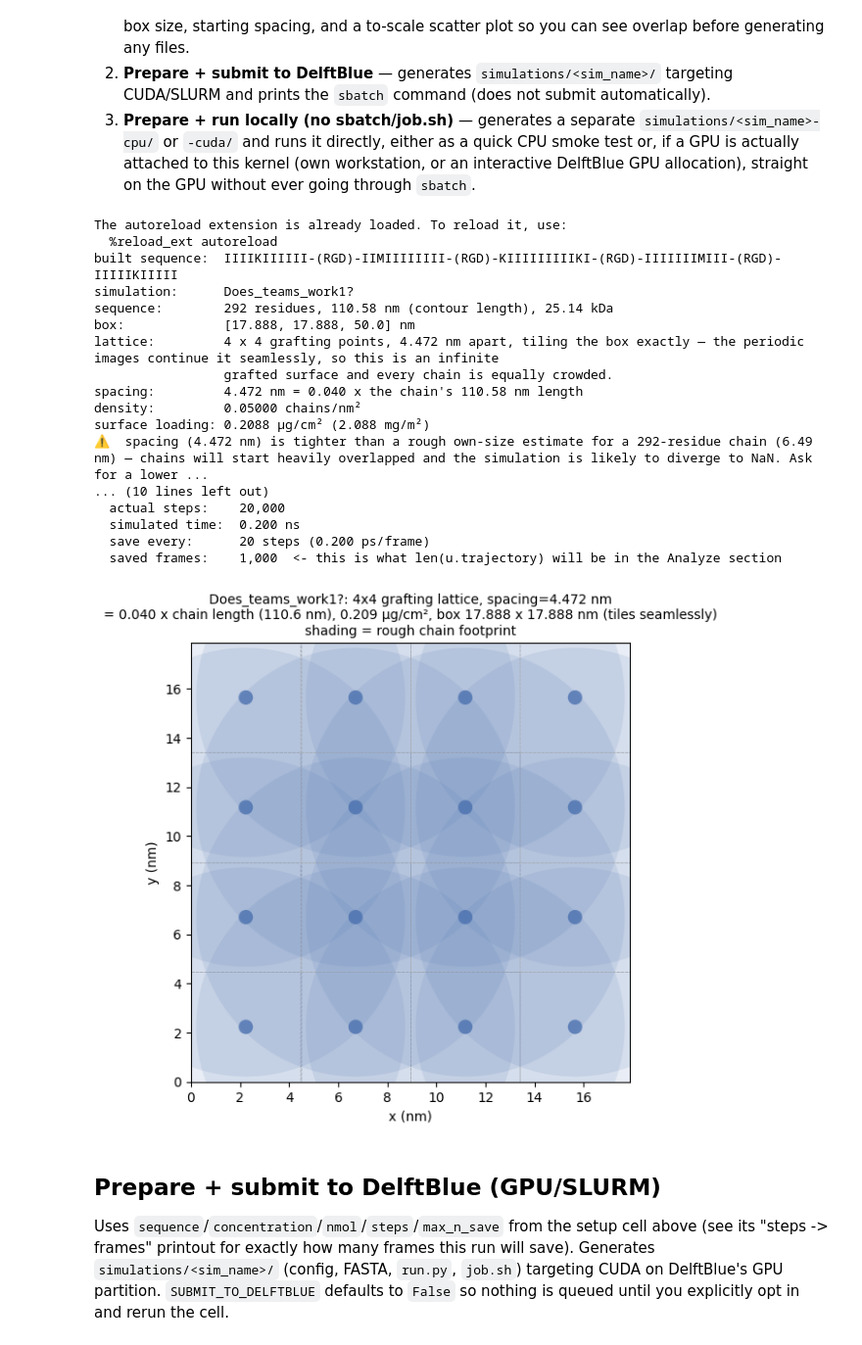
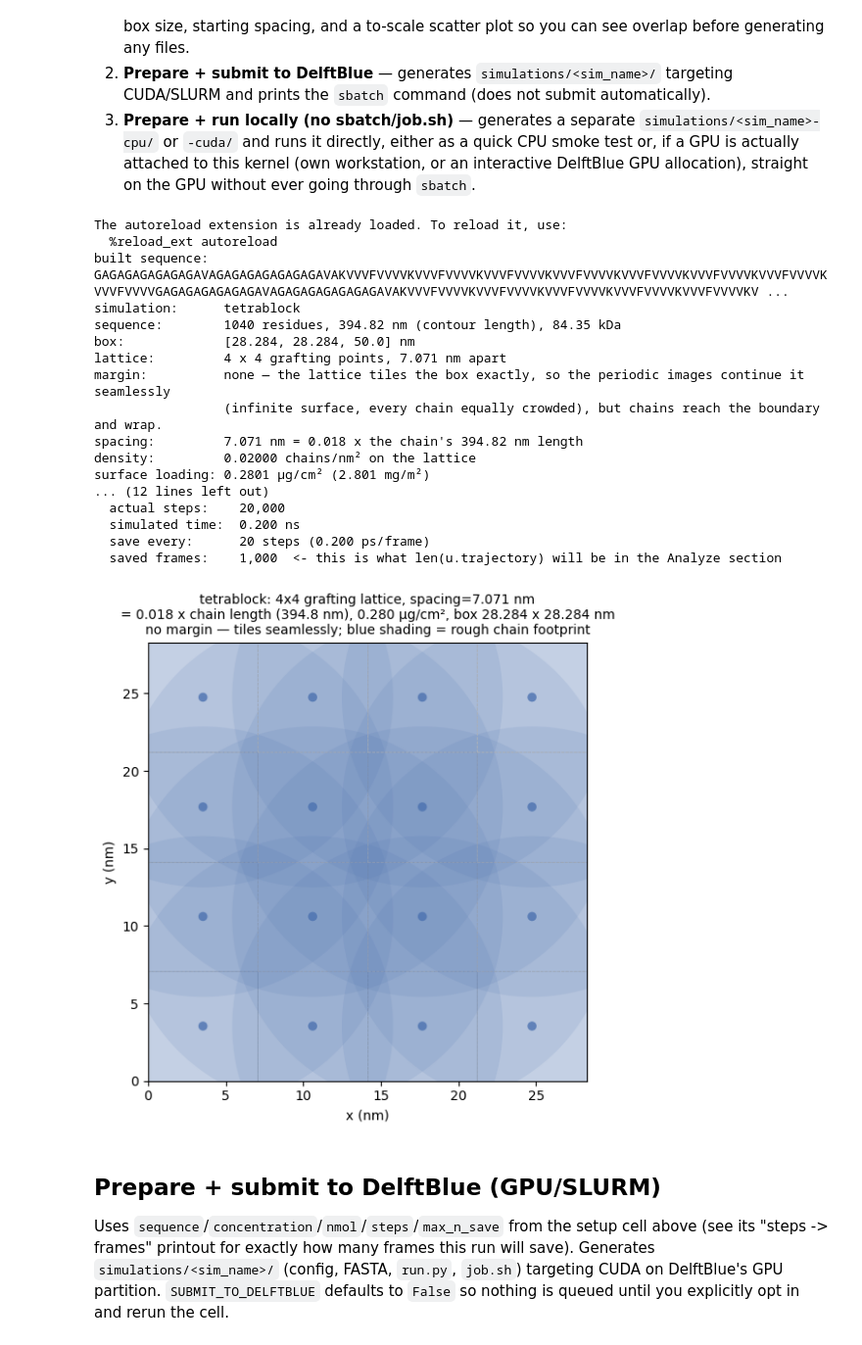
Before and after one commit to Delft-iGEM/ELP-Simulations, a Jupyter notebook: analyze.ipynb, the cells around one changed output. Shown at 98% size. Saved outputs shown, nothing was run; the diff lists cells and outputs as text; code cells hidden in the pictures.

```diff
--- a/analyze.ipynb
+++ b/analyze.ipynb
@@ -43,7 +43,7 @@ from tools.new_simulation import (
 )
 
 # ---- Inputs --------------------------------------------------------------
-sim_name = "Does_teams_work1?"                        # simulations/<sim_name>/ — reused by every cell below
+sim_name = "tetrablock"                        # simulations/<sim_name>/ — reused by every cell below
 
 USE_ELP_BUILDER = 1  # True: build `sequence` from `components` below via tools.elibpy; False: use the raw string
 
@@ -54,15 +54,28 @@ sequence = "VPGVGVPGVGVPGVGVPGVGVPGVGVPGVG"     # single-letter AAs
 #   "<letter><count>"  -> that many VPG<letter>G repeats, e.g. "V5" -> VPGVGVPGVGVPGVGVPGVGVPGVG
 #   "(FRAGMENT)"        -> literal sequence fragment, inserted as-is
 components = [
-    ("I4",  "VPGIG"), ("K1", "VPGKG"), ("I6",  "VPGIG"),
-    ("(RGD)", "RGD"),
-    ("I2",  "VPGIG"), ("M1", "VPGMG"), ("I8",  "VPGIG"),
-    ("(RGD)", "RGD"),
-    ("K1",  "VPGKG"), ("I9", "VPGIG"), ("K1",  "VPGKG"), ("I1", "VPGIG"),
-    ("(RGD)", "RGD"),
-    ("I7",  "VPGIG"), ("M1", "VPGMG"), ("I3",  "VPGIG"),
-    ("(RGD)", "RGD"),
-    ("I5",  "VPGIG"), ("K1", "VPGKG"), ("I5",  "VPGIG"),
+    ("G1","B"), ("A1","B"), ("G1","B"), ("A1","B"), ("G1","B"), ("A1","B"),
+    ("G1","B"), ("A1","B"), ("G1","B"), ("A1","B"), ("G1","B"), ("A1","B"),
+    ("G1","B"), ("A1","B"), ("V1","B"), ("A1","B"), ("G1","B"), ("A1","B"),
+    ("G1","B"), ("A1","B"), ("G1","B"), ("A1","B"), ("G1","B"), ("A1","B"),
+    ("G1","B"), ("A1","B"), ("G1","B"), ("A1","B"), ("G1","B"), ("A1","B"),
+    ("V1","B"), ("A1","B"), ("K1","lys"), ("V3","VPGVG"), ("F1","VPGFG"), ("V4","VPGVG"),
+    ("K1","lys"), ("V3","VPGVG"), ("F1","VPGFG"), ("V4","VPGVG"), ("K1","lys"), ("V3","VPGVG"),
+    ("F1","VPGFG"), ("V4","VPGVG"), ("K1","lys"), ("V3","VPGVG"), ("F1","VPGFG"), ("V4","VPGVG"),
+    ("K1","lys"), ("V3","VPGVG"), ("F1","VPGFG"), ("V4","VPGVG"), ("K1","lys"), ("V3","VPGVG"),
+    ("F1","VPGFG"), ("V4","VPGVG"), ("K1","lys"), ("V3","VPGVG"), ("F1","VPGFG"), ("V4","VPGVG"),
+    ("K1","lys"), ("V3","VPGVG"), ("F1","VPGFG"), ("V4","VPGVG"), ("G1","B"), ("A1","B"),
+    ("G1","B"), ("A1","B"), ("G1","B"), ("A1","B"), ("G1","B"), ("A1","B"),
+    ("G1","B"), ("A1","B"), ("G1","B"), ("A1","B"), ("G1","B"), ("A1","B"),
+    ("V1","B"), ("A1","B"), ("G1","B"), ("A1","B"), ("G1","B"), ("A1","B"),
+    ("G1","B"), ("A1","B"), ("G1","B"), ("A1","B"), ("G1","B"), ("A1","B"),
+    ("G1","B"), ("A1","B"), ("G1","B"), ("A1","B"), ("V1","B"), ("A1","B"),
+    ("K1","lys"), ("V3","VPGVG"), ("F1","VPGFG"), ("V4","VPGVG"), ("K1","lys"), ("V3","VPGVG"),
+    ("F1","VPGFG"), ("V4","VPGVG"), ("K1","lys"), ("V3","VPGVG"), ("F1","VPGFG"), ("V4","VPGVG"),
+    ("K1","lys"), ("V3","VPGVG"), ("F1","VPGFG"), ("V4","VPGVG"), ("K1","lys"), ("V3","VPGVG"),
+    ("F1","VPGFG"), ("V4","VPGVG"), ("K1","lys"), ("V3","VPGVG"), ("F1","VPGFG"), ("V4","VPGVG"),
+    ("K1","lys"), ("V3","VPGVG"), ("F1","VPGFG"), ("V4","VPGVG"), ("K1","lys"), ("V3","VPGVG"),
+    ("F1","VPGFG"), ("V4","VPGVG"),
 ]
 
 if USE_ELP_BUILDER:
@@ -83,7 +96,7 @@ if USE_ELP_BUILDER:
 #                       long weighs twice as much, so it is grafted sqrt(2)
 #                       further apart — use this to compare different lengths
 #                       at equal surface loading.
-concentration = 0.05                             # ELP chains / nm^2, or None
+concentration = 0.02                             # ELP chains / nm^2, or None
 spacing_fraction = None                         # fraction of the chain length, or None
 mass_concentration = None                       # ug/cm^2 of grafted polymer, or None
 length_measure = "contour"                      # what spacing_fraction is a fraction of:
@@ -279,45 +292,45 @@ if plan.margin:
                                plan.l_box_x - 2 * plan.margin, plan.l_box_y - 2 * plan.margin,
                                facecolor="white", edgecolor="#dd8452", linestyle=":",
                                linewidth=0.8))
 for x, y in centers:
     ax.add_patch(plt.Rectangle((x - plan.spacing / 2, y - plan.spacing / 2), plan.spacing, plan.spacing,
                                fill=False, edgecolor="#bbbbbb", linestyle="--", linewidth=0.6))
     ax.add_patch(Circle((x, y), radius=plan.min_sane_spacing, facecolor="#4c72b0",
                         edgecolor="none", alpha=0.12))
 for x, y in centers:
     ax.add_patch(Circle((x, y), radius=anchor_sigma / 2, facecolor="#4c72b0", edgecolor="none", alpha=0.8))
 ax.set_xlim(0, plan.l_box_x)
 ax.set_ylim(0, plan.l_box_y)
 ax.set_aspect("equal")
 ax.set_xlabel("x (nm)")
 ax.set_ylabel("y (nm)")
 ax.set_title(f"{sim_name}: {plan.nx}x{plan.ny} grafting lattice, spacing={plan.spacing} nm\n"
              f"= {plan.achieved_spacing_fraction:.3f} x chain length ({plan.chain_length:.1f} nm), "
              f"{plan.achieved_mass_concentration:.3f} µg/cm², "
              f"box {plan.l_box_x} x {plan.l_box_y} nm\n"
              + (f"orange rim = {plan.margin} nm margin ({plan.margin_fraction} x spacing); "
                 if plan.margin else "no margin — tiles seamlessly; ")
              + "blue shading = rough chain footprint", fontsize=10)
 plt.show()
 # %% [output]
 The autoreload extension is already loaded. To reload it, use:
   %reload_ext autoreload
-built sequence:  IIIIKIIIIII-(RGD)-IIMIIIIIIII-(RGD)-KIIIIIIIIIKI-(RGD)-IIIIIIIMIII-(RGD)-IIIIIKIIIII
-simulation:      Does_teams_work1?
-sequence:        292 residues, 110.58 nm (contour length), 25.14 kDa
-box:             [17.888, 17.888, 50.0] nm
-lattice:         4 x 4 grafting points, 4.472 nm apart, tiling the box exactly — the periodic images continue it seamlessly, so this is an infinite
-                 grafted surface and every chain is equally crowded.
-spacing:         4.472 nm = 0.040 x the chain's 110.58 nm length
-density:         0.05000 chains/nm²
-surface loading: 0.2088 µg/cm² (2.088 mg/m²)
-⚠  spacing (4.472 nm) is tighter than a rough own-size estimate for a 292-residue chain (6.49 nm) — chains will start heavily overlapped and the simulation is likely to diverge to NaN. Ask for a lower ...
-... (10 lines left out)
+built sequence:  GAGAGAGAGAGAGAVAGAGAGAGAGAGAGAVAKVVVFVVVVKVVVFVVVVKVVVFVVVVKVVVFVVVVKVVVFVVVVKVVVFVVVVKVVVFVVVVKVVVFVVVVGAGAGAGAGAGAGAVAGAGAGAGAGAGAGAVAKVVVFVVVVKVVVFVVVVKVVVFVVVVKVVVFVVVVKVVVFVVVVKV ...
+simulation:      tetrablock
+sequence:        1040 residues, 394.82 nm (contour length), 84.35 kDa
+box:             [28.284, 28.284, 50.0] nm
+lattice:         4 x 4 grafting points, 7.071 nm apart
+margin:          none — the lattice tiles the box exactly, so the periodic images continue it seamlessly
+                 (infinite surface, every chain equally crowded), but chains reach the boundary and wrap.
+spacing:         7.071 nm = 0.018 x the chain's 394.82 nm length
+density:         0.02000 chains/nm² on the lattice
+surface loading: 0.2801 µg/cm² (2.801 mg/m²)
+... (12 lines left out)
   actual steps:    20,000
   simulated time:  0.200 ns
   save every:      20 steps (0.200 ps/frame)
   saved frames:    1,000  <- this is what len(u.trajectory) will be in the Analyze section
-[figure, old version]
+[figure, new version]
 # %% [markdown]
 ## Prepare + submit to DelftBlue (GPU/SLURM)
 
```
Also changed, not shown: parts of 4 cells of this notebook, 7 other files.
